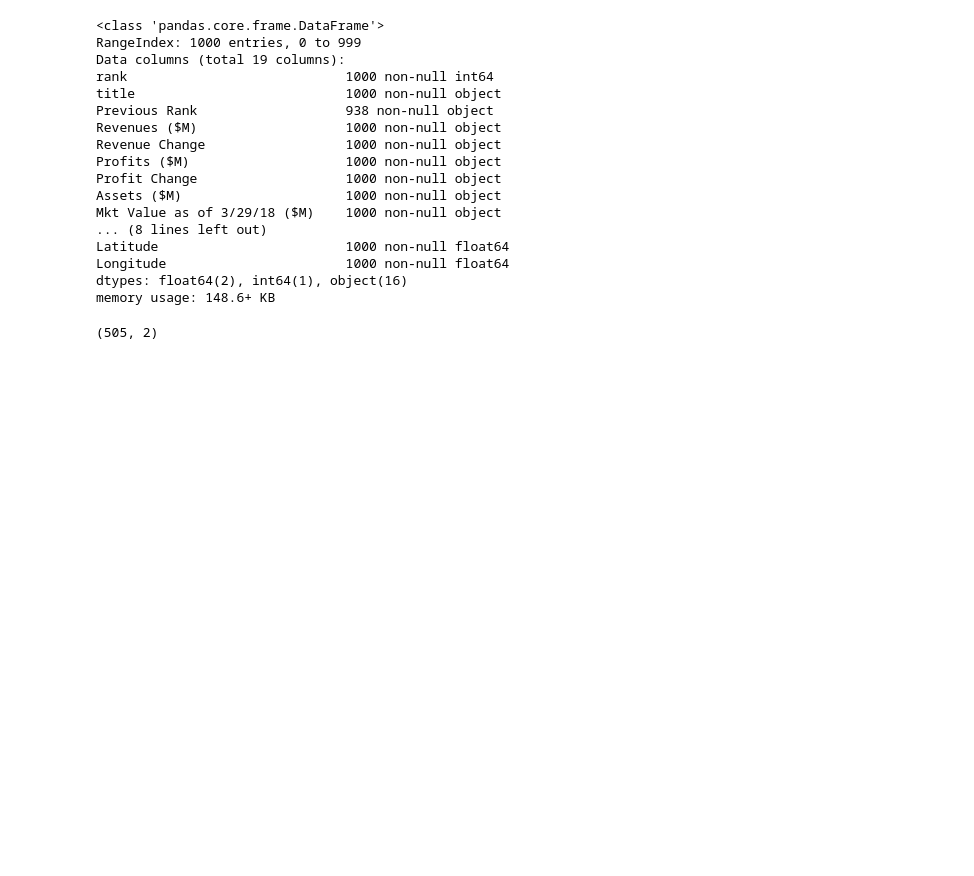
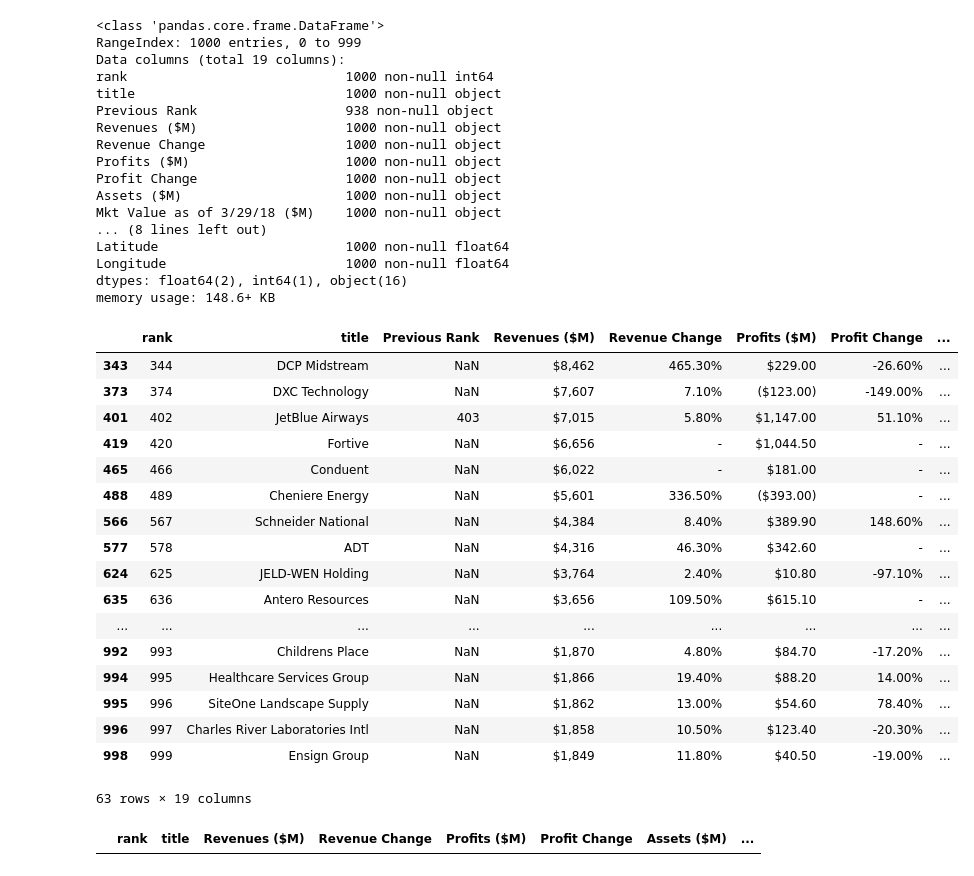
Before and after one commit to ic2019/group_project2, a Jupyter notebook: Scripts/Data_Cleaning_Exploration.ipynb, the cells around one changed output. Saved outputs shown, nothing was run; the diff lists cells and outputs as text; code cells hidden in the pictures; blank space fills up the shorter version.

```diff
--- a/Scripts/Data_Cleaning_Exploration.ipynb
+++ b/Scripts/Data_Cleaning_Exploration.ipynb
@@ -41,11 +61,26 @@ Latitude                        1000 non-null float64
 Longitude                       1000 non-null float64
 dtypes: float64(2), int64(1), object(16)
 memory usage: 148.6+ KB
-# %%
-# reading the S & P data
-s_and_p_data = pd.read_csv("../DataSets/constituents_csv.csv", encoding = "ISO-8859-1")
-s_and_p_data = s_and_p_data[["Symbol", "Name"]]
-s_and_p_data.columns = ['stock', 'title']
-s_and_p_data.shape
-# %% [output]
-(505, 2)
+# %%
+# Handling NA values
+# finding NA records`
+original_fortune_data[original_fortune_data.isnull().any(axis=1)]
+# %% [output]
+|  | rank | title | Previous Rank | Revenues ($M) | Revenue Change | Profits ($M) | Profit Change | ... |
+| 343 | 344 | DCP Midstream | NaN | $8,462 | 465.30% | $229.00 | -26.60% | ... |
+| 373 | 374 | DXC Technology | NaN | $7,607 | 7.10% | ($123.00) | -149.00% | ... |
+| 401 | 402 | JetBlue Airways | 403 | $7,015 | 5.80% | $1,147.00 | 51.10% | ... |
+| 419 | 420 | Fortive | NaN | $6,656 | - | $1,044.50 | - | ... |
+| 465 | 466 | Conduent | NaN | $6,022 | - | $181.00 | - | ... |
+| 488 | 489 | Cheniere Energy | NaN | $5,601 | 336.50% | ($393.00) | - | ... |
+| 566 | 567 | Schneider National | NaN | $4,384 | 8.40% | $389.90 | 148.60% | ... |
+| 577 | 578 | ADT | NaN | $4,316 | 46.30% | $342.60 | - | ... |
+| 624 | 625 | JELD-WEN Holding | NaN | $3,764 | 2.40% | $10.80 | -97.10% | ... |
+| 635 | 636 | Antero Resources | NaN | $3,656 | 109.50% | $615.10 | - | ... |
+| ... | ... | ... | ... | ... | ... | ... | ... | ... |
+| 992 | 993 | Childrens Place | NaN | $1,870 | 4.80% | $84.70 | -17.20% | ... |
+| 994 | 995 | Healthcare Services Group | NaN | $1,866 | 19.40% | $88.20 | 14.00% | ... |
+| 995 | 996 | SiteOne Landscape Supply | NaN | $1,862 | 13.00% | $54.60 | 78.40% | ... |
+| 996 | 997 | Charles River Laboratories Intl | NaN | $1,858 | 10.50% | $123.40 | -20.30% | ... |
+| 998 | 999 | Ensign Group | NaN | $1,849 | 11.80% | $40.50 | -19.00% | ... |
+63 rows × 19 columns
@@ -51,0 +97,5 @@ s_and_p_data.shape
+# %%
+# Verifying the Null values
+original_fortune_data[original_fortune_data.isnull().any(axis=1)]
+# %% [output]
+|  | rank | title | Revenues ($M) | Revenue Change | Profits ($M) | Profit Change | Assets ($M) | ... |
```
Also changed, not shown: parts of 24 cells of this notebook, 3 other files.
